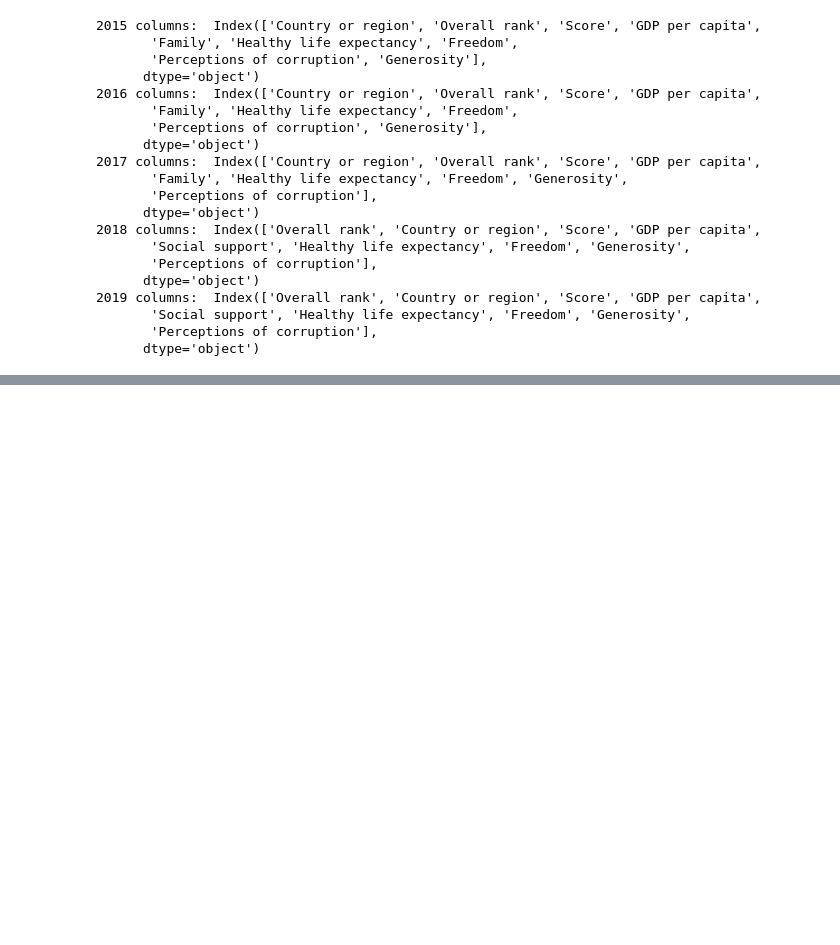
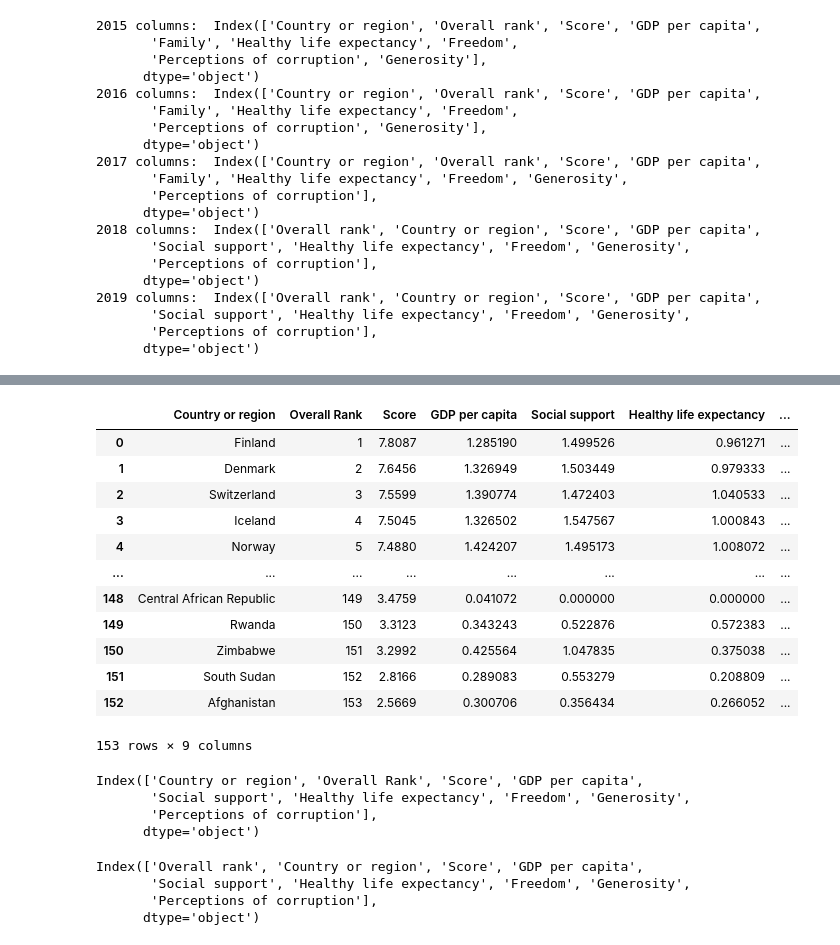
Before and after one commit to tterrytran95/happinesspro, a Jupyter notebook: EDA for potential datasets.ipynb, the cells around one changed output, grey strips where cells are left out. Cells and saved outputs as stored; diff of their text form; code cells hidden in the pictures; blank space fills up the shorter version.

```diff
--- a/EDA for potential datasets.ipynb
+++ b/EDA for potential datasets.ipynb
@@ -109,4 +101,11 @@ print("2019 columns: ", df2019.columns)
        'Perceptions of corruption'],
       dtype='object')
 # %%
-# now we check
+# preprocess 2020 a little differently
+# df2020.columns
+df2020 = df2020.drop(columns=['Regional indicator',
+       'Standard error of ladder score', 'upperwhisker', 'lowerwhisker',
+       'Logged GDP per capita', 'Social support', 'Healthy life expectancy',
+       'Freedom to make life choices', 'Generosity',
+       'Perceptions of corruption', 'Ladder score in Dystopia', 'Dystopia + residual'])
+df2020
@@ -112,0 +126,3 @@ print("2019 columns: ", df2019.columns)
+# %%
+df2020.insert(loc=1, column='Overall Rank', value=np.arange(1, 154)) # rank of 2020 countries
+df2020
@@ -112,0 +143,38 @@ print("2019 columns: ", df2019.columns)
+# %%
+df2020 = df2020.rename({'Country name': 'Country or region', 'Ladder score' : 'Score',
+                                      'Explained by: Log GDP per capita': 'GDP per capita',
+                                      'Explained by: Social support' : 'Social support',
+                                      'Explained by: Healthy life expectancy' : 'Healthy life expectancy',
+                                      'Explained by: Freedom to make life choices': 'Freedom',
+                                      'Explained by: Generosity' : 'Generosity',
+                                      'Explained by: Perceptions of corruption' : 'Perceptions of corruption'},
+                                      axis='columns')
+df2020
+# %% [output]
+|  | Country or region | Overall Rank | Score | GDP per capita | Social support | Healthy life expectancy | ... |
+| 0 | Finland | 1 | 7.8087 | 1.285190 | 1.499526 | 0.961271 | ... |
+| 1 | Denmark | 2 | 7.6456 | 1.326949 | 1.503449 | 0.979333 | ... |
+| 2 | Switzerland | 3 | 7.5599 | 1.390774 | 1.472403 | 1.040533 | ... |
+| 3 | Iceland | 4 | 7.5045 | 1.326502 | 1.547567 | 1.000843 | ... |
+| 4 | Norway | 5 | 7.4880 | 1.424207 | 1.495173 | 1.008072 | ... |
+| ... | ... | ... | ... | ... | ... | ... | ... |
+| 148 | Central African Republic | 149 | 3.4759 | 0.041072 | 0.000000 | 0.000000 | ... |
+| 149 | Rwanda | 150 | 3.3123 | 0.343243 | 0.522876 | 0.572383 | ... |
+| 150 | Zimbabwe | 151 | 3.2992 | 0.425564 | 1.047835 | 0.375038 | ... |
+| 151 | South Sudan | 152 | 2.8166 | 0.289083 | 0.553279 | 0.208809 | ... |
+| 152 | Afghanistan | 153 | 2.5669 | 0.300706 | 0.356434 | 0.266052 | ... |
+153 rows × 9 columns
+# %%
+df2020.columns
+# %% [output]
+Index(['Country or region', 'Overall Rank', 'Score', 'GDP per capita',
+       'Social support', 'Healthy life expectancy', 'Freedom', 'Generosity',
+       'Perceptions of corruption'],
+      dtype='object')
+# %%
+df2019.columns
+# %% [output]
+Index(['Overall rank', 'Country or region', 'Score', 'GDP per capita',
+       'Social support', 'Healthy life expectancy', 'Freedom', 'Generosity',
+       'Perceptions of corruption'],
+      dtype='object')
```
Also changed, not shown: parts of 9 cells of this notebook.
